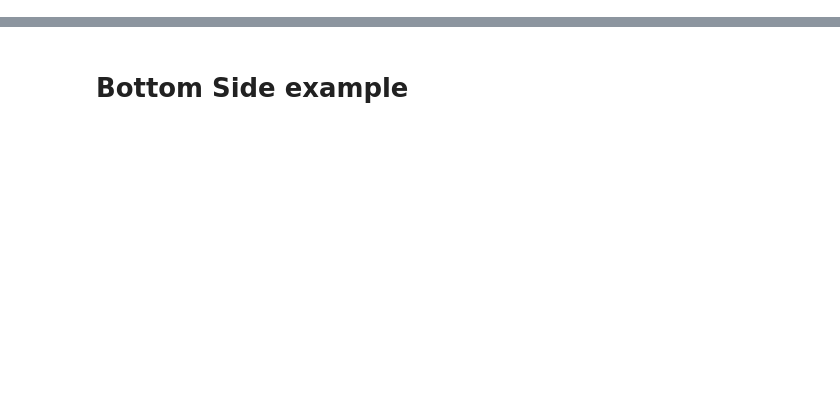
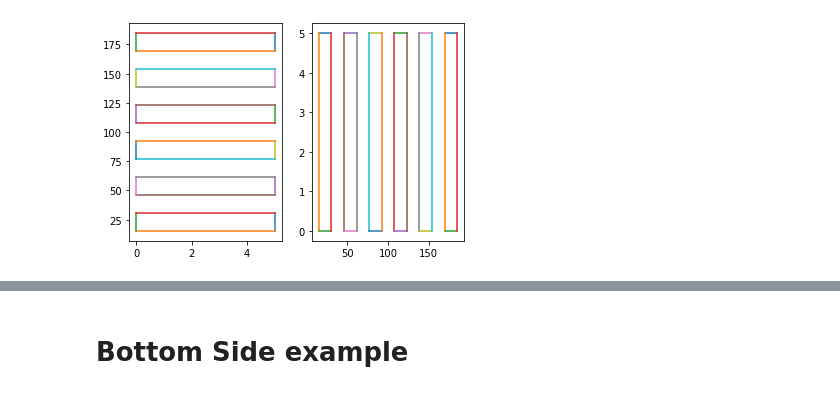
Before and after one commit to dangraf/box_generator, a Jupyter notebook: 01_generator.ipynb, the cells around one changed output, grey strips where cells are left out. Saved outputs shown, nothing was run; the diff lists cells and outputs as text; code cells hidden in the pictures; blank space fills up the shorter version.

```diff
--- a/01_generator.ipynb
+++ b/01_generator.ipynb
@@ -109,3 +19,0 @@ def generate_tabbed_side(line, min_tab_size, plywood_thick, comp=True):
-# %%
-tabs = generate_tabbed_side([0,300,0,0], 30, 5 )
-plot_lines(tabs)
@@ -371,0 +116,24 @@ s.plot()
+# %%
+#export
+def _tabs2holes(tabs, ax):
+    tabs=tabs.copy()
+    to_modify = np.arange(0,len(tabs)-1,4)
+    values_from = np.arange(4,len(tabs),4)
+    tabs[to_modify,ax] = tabs[values_from,ax]
+    return tabs[:-1]
+# %%
+line = [0, 200, 0,0]
+segments, ax = _line2segmented_pointlist(line, 15)
+tabs = _segments_to_tabs(segments, ax, 5)
+holes = _tabs2holes(tabs, ax)
+plt.subplot(1,2,1)
+plot_lines(holes)
+
+line = [ 200,0,  0,0]
+segments, ax = _line2segmented_pointlist(line, 15)
+tabs = _segments_to_tabs(segments, ax, 5)
+holes = _tabs2holes(tabs, ax)
+plt.subplot(1,2,2)
+plot_lines(holes)
+# %% [output]
+[figure, added]
```
Also changed, not shown: parts of 60 cells of this notebook.
